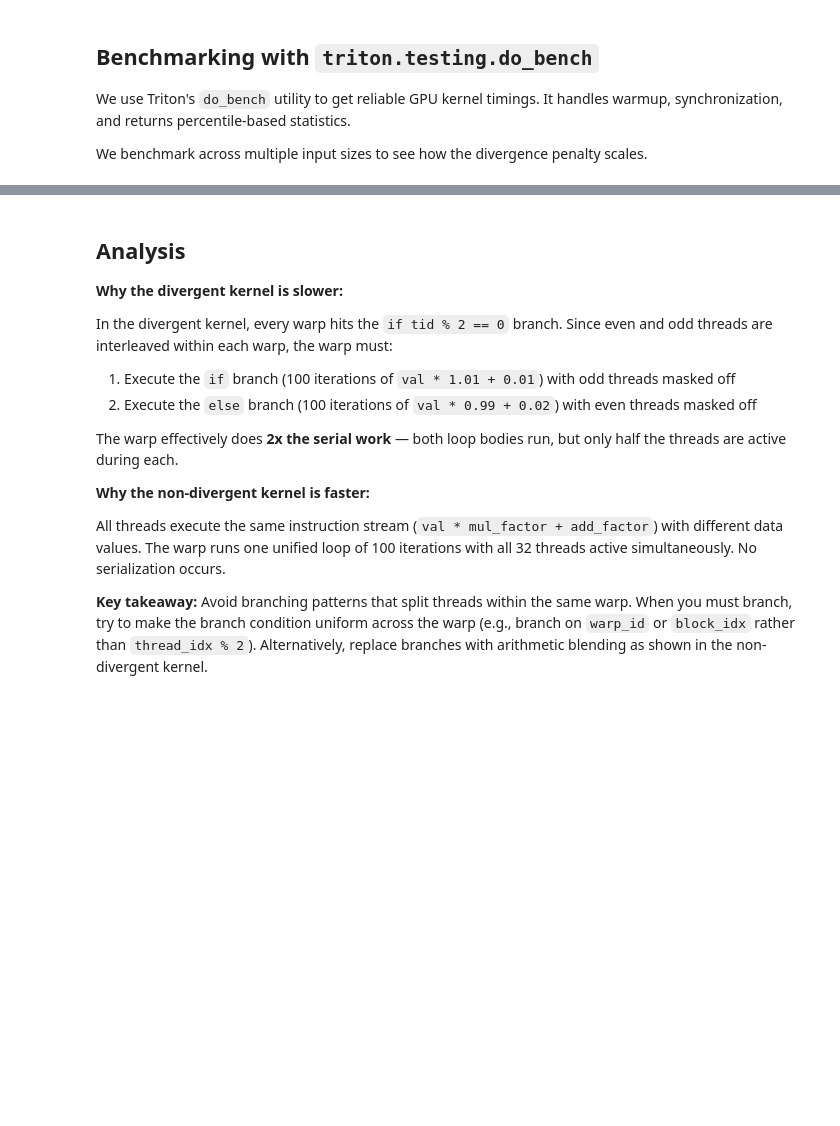
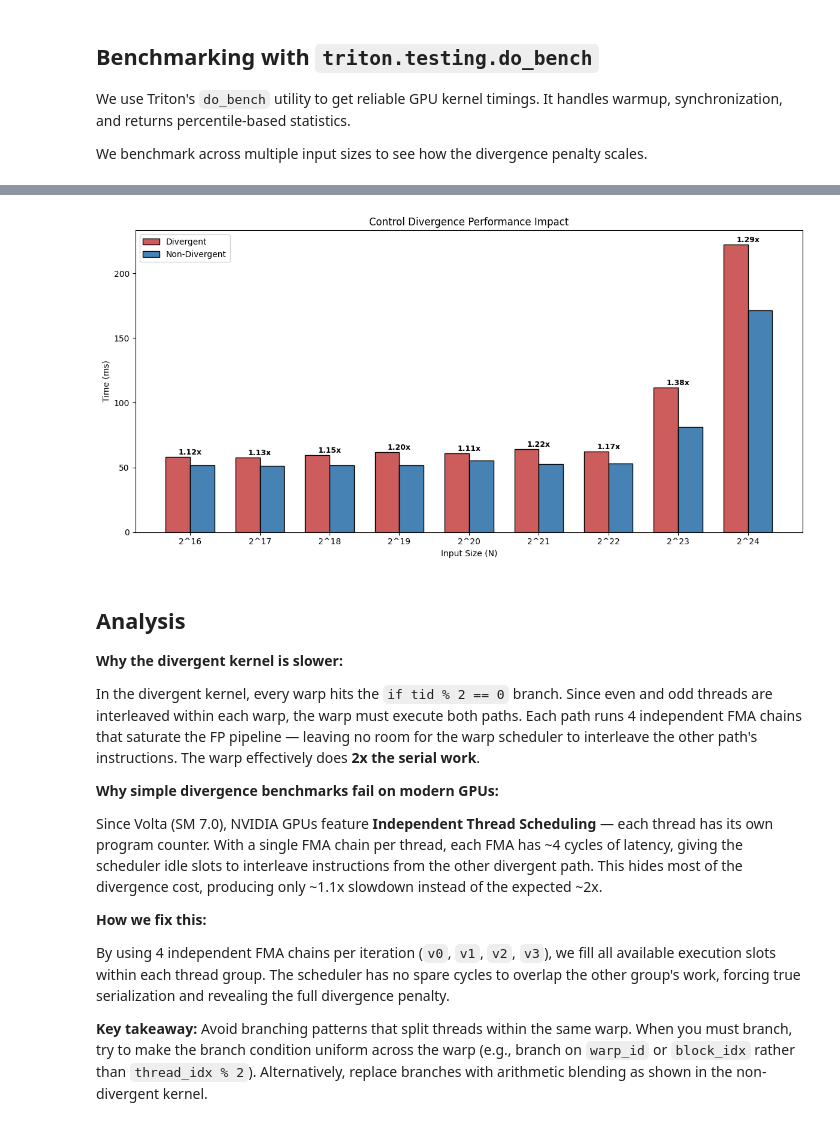
Before and after one commit to pramodith/kernel-engineering, a Jupyter notebook: notebooks/control_divergence.ipynb, the cells around one changed output, grey strips where cells are left out. Cells and saved outputs as stored; diff of their text form; code cells hidden in the pictures; blank space fills up the shorter version.

```diff
--- a/notebooks/control_divergence.ipynb
+++ b/notebooks/control_divergence.ipynb
@@ -127,7 +190,11 @@ We use Triton's `do_bench` utility to get reliable GPU kernel timings. It handle
 
 We benchmark across multiple input sizes to see how the divergence penalty scales.
 # %%
+import matplotlib.pyplot as plt
+
 sizes = [2**i for i in range(16, 25)]  # 64K to 16M elements
+
+results = []
 
 print(f"{'N':>12} | {'Divergent (ms)':>15} | {'Non-Divergent (ms)':>19} | {'Speedup':>8}")
 print("-" * 65)
@@ -136,8 +203,12 @@ for N in sizes:
     x = torch.randn(N, device="cuda", dtype=torch.float32)
     out = torch.empty_like(x)
 
-    ms_div = triton.testing.do_bench(lambda: launch_divergent(x, out, N), warmup=25, rep=100)
-    ms_nodiv = triton.testing.do_bench(lambda: launch_non_divergent(x, out, N), warmup=25, rep=100)
+    x_cute = from_dlpack(x)
+    out_cute = from_dlpack(out)
+
+    ms_div = triton.testing.do_bench(lambda: launch_divergent(x_cute, out_cute, N), warmup=25, rep=100)
+    ms_nodiv = triton.testing.do_bench(lambda: launch_non_divergent(x_cute, out_cute, N), warmup=25, rep=100)
 
     speedup = ms_div / ms_nodiv
+    results.append((N, ms_div, ms_nodiv, speedup))
     print(f"{N:>12,} | {ms_div:>15.4f} | {ms_nodiv:>19.4f} | {speedup:>7.2f}x")
@@ -144,16 +227,46 @@ for N in sizes:
+# %%
+import numpy as np
+
+labels = [f"2^{i}" for i in range(16, 25)]
+div_times = [r[1] for r in results]
+nodiv_times = [r[2] for r in results]
+speedups = [r[3] for r in results]
+
+x = np.arange(len(labels))
+width = 0.35
+
+fig, ax = plt.subplots(figsize=(12, 6))
+bars_div = ax.bar(x - width / 2, div_times, width, label="Divergent", color="indianred", edgecolor="black")
+bars_nodiv = ax.bar(x + width / 2, nodiv_times, width, label="Non-Divergent", color="steelblue", edgecolor="black")
+
+for i, (bd, bn, s) in enumerate(zip(bars_div, bars_nodiv, speedups)):
+    top = max(bd.get_height(), bn.get_height())
+    ax.text(x[i], top + 0.5, f"{s:.2f}x", ha="center", va="bottom", fontsize=9, fontweight="bold")
+
+ax.set_xlabel("Input Size (N)")
+ax.set_ylabel("Time (ms)")
+ax.set_title("Control Divergence Performance Impact")
+ax.set_xticks(x)
+ax.set_xticklabels(labels)
+ax.legend()
+
+plt.tight_layout()
+plt.show()
+# %% [output]
+[figure, added]
 # %% [markdown]
 ## Analysis
 
 **Why the divergent kernel is slower:**
 
-In the divergent kernel, every warp hits the `if tid % 2 == 0` branch. Since even and odd threads are interleaved within each warp, the warp must:
-1. Execute the `if` branch (100 iterations of `val * 1.01 + 0.01`) with odd threads masked off
-2. Execute the `else` branch (100 iterations of `val * 0.99 + 0.02`) with even threads masked off
+In the divergent kernel, every warp hits the `if tid % 2 == 0` branch. Since even and odd threads are interleaved within each warp, the warp must execute both paths. Each path runs 4 independent FMA chains that saturate the FP pipeline — leaving no room for the warp scheduler to interleave the other path's instructions. The warp effectively does **2x the serial work**.
 
-The warp effectively does **2x the serial work** — both loop bodies run, but only half the threads are active during each.
+**Why simple divergence benchmarks fail on modern GPUs:**
 
-**Why the non-divergent kernel is faster:**
+Since Volta (SM 7.0), NVIDIA GPUs feature **Independent Thread Scheduling** — each thread has its own program counter. With a single FMA chain per thread, each FMA has ~4 cycles of latency, giving the scheduler idle slots to interleave instructions from the other divergent path. This hides most of the divergence cost, producing only ~1.1x slowdown instead of the expected ~2x.
 
-All threads execute the same instruction stream (`val * mul_factor + add_factor`) with different data values. The warp runs one unified loop of 100 iterations with all 32 threads active simultaneously. No serialization occurs.
+**How we fix this:**
+
+By using 4 independent FMA chains per iteration (`v0`, `v1`, `v2`, `v3`), we fill all available execution slots within each thread group. The scheduler has no spare cycles to overlap the other group's work, forcing true serialization and revealing the full divergence penalty.
 
 **Key takeaway:** Avoid branching patterns that split threads within the same warp. When you must branch, try to make the branch condition uniform across the warp (e.g., branch on `warp_id` or `block_idx` rather than `thread_idx % 2`). Alternatively, replace branches with arithmetic blending as shown in the non-divergent kernel.
```
Also changed, not shown: parts of 9 cells of this notebook, 5 other files.
